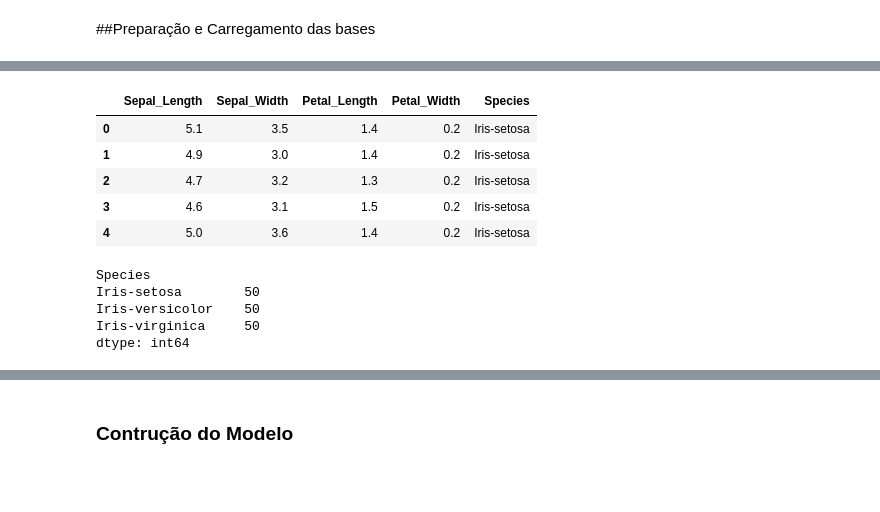
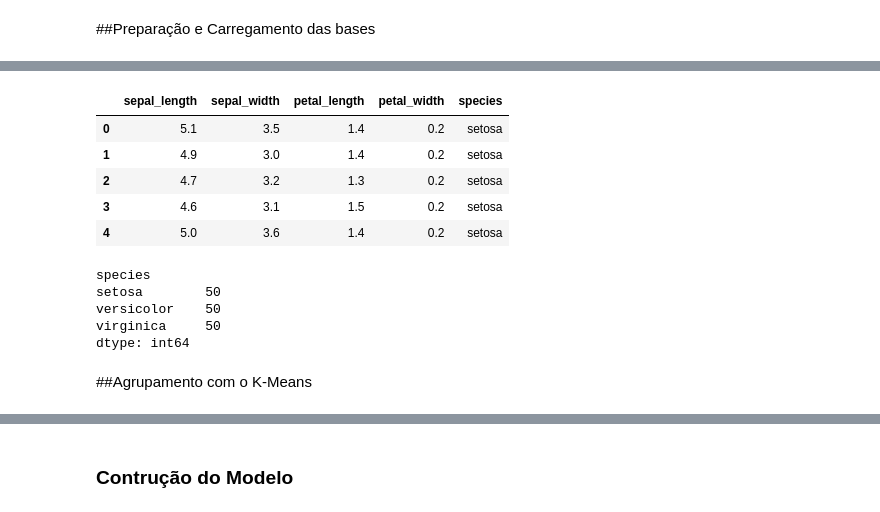
Before and after one commit to alinemls/datasets, a Jupyter notebook: Iris_Decision_Tree.ipynb, the cells around one changed output, grey strips where cells are left out. Cells and saved outputs as stored; diff of their text form; code cells hidden in the pictures; blank space fills up the shorter version.

```diff
--- a/Iris_Decision_Tree.ipynb
+++ b/Iris_Decision_Tree.ipynb
@@ -6,6 +6,8 @@
 import numpy as np
 import pandas as pd
 import seaborn as sns
+import warnings
+import cv2
 from sklearn.tree import DecisionTreeClassifier
 from sklearn.model_selection import train_test_split
 from sklearn import metrics
@@ -15,6 +17,26 @@ from mlxtend.plotting import plot_confusion_matrix
 from sklearn import tree
 import matplotlib.pyplot as plt
 from sklearn.metrics import roc_curve, roc_auc_score, f1_score, cohen_kappa_score as kappa, confusion_matrix
+from numpy.core.numeric import NaN
+from sklearn.preprocessing import MinMaxScaler
+from sklearn.preprocessing import StandardScaler
+from sklearn.model_selection import train_test_split
+from sklearn.metrics import confusion_matrix
+from sklearn.preprocessing import KBinsDiscretizer
+from sklearn.cluster import KMeans
+from mpl_toolkits.mplot3d import Axes3D
+
+#from sklearn.tree import DecisionTreeClassifier as tree
+
+warnings.filterwarnings("ignore")
+
+# <><><><><><><><> Parâmetros <><><><><><><><>
+p_normalizacao = 0  # 0(não normalizado), 1(desvio padrão), 2(escala 0 a 1)
+
+t_discre = "uniform"
+#‘uniform’: All bins in each feature have identical widths.
+#‘quantile’: All bins in each feature have the same number of points.
+#‘kmeans’: Values in each bin have the same nearest center of a 1D k-means cluster.
 
 v_variation = 0.15
 
@@ -37,23 +59,23 @@ scaler = StandardScaler()
 trans = MinMaxScaler()
 
 if n_base == "iris":
-  bb = sns.load_dataset(n_base)
+  df = sns.load_dataset(n_base)
 
 if n_base == 'seeds':
-  bb = pd.read_csv("/content/drive/MyDrive/bases/seeds.csv",sep=",")
+  df = pd.read_csv("/content/drive/MyDrive/bases/seeds.csv",sep=",")
 
 if n_base == 'glass':
-  bb = pd.read_csv("/content/drive/MyDrive/bases/glass.csv",sep=",")
+  df = pd.read_csv("/content/drive/MyDrive/bases/glass.csv",sep=",")
 
 if n_base == 'wine':
-  bb = pd.read_csv("/content/drive/MyDrive/bases/wine.csv",sep=",")
+  df = pd.read_csv("/content/drive/MyDrive/bases/wine.csv",sep=",")
 
 if n_base == 'cancer_mama':
-  bb = pd.read_csv("/content/drive/MyDrive/bases/cancermama.csv",sep=",")
-  bb = bb.iloc[: , :-1]
-  col_list = list(bb)
+  df = pd.read_csv("/content/drive/MyDrive/bases/cancermama.csv",sep=",")
+  df = bb.iloc[: , :-1]
+  col_list = list(df)
   columns_titles = ['id', 'fractal_dimension_worst', 'radius_mean', 'texture_mean', 'perimeter_mean', 'area_mean', 'smoothness_mean', 'compactness_mean', 'concavity_mean', 'concave points_mean', 'symmetry_mean', 'fractal_dimension_mean', 'radius_se', 'texture_se', 'perimeter_se', 'area_se', 'smoothness_se', 'compactness_se', 'concavity_se', 'concave points_se', 'symmetry_se', 'fractal_dimension_se', 'radius_worst', 'texture_worst', 'perimeter_worst', 'area_worst', 'smoothness_worst', 'compactness_worst', 'concavity_worst', 'concave points_worst', 'symmetry_worst', 'diagnosis']
-  bb=bb.reindex(columns=columns_titles)
+  df=df.reindex(columns=columns_titles)
 
 
 #pin = sns.load_dataset('penguins')
@@ -128,20 +161,22 @@ print("=========> Base Modificada <=========\n",data)
 # %%
-#df.drop(labels=['Id'], axis=1, inplace=True, errors='ignore')
+df.drop(labels=['Id'], axis=1, inplace=True, errors='ignore')
 # %%
-#df.head(5)
+df.head(5)
 # %% [output]
-|  | Sepal_Length | Sepal_Width | Petal_Length | Petal_Width | Species |
-| 0 | 5.1 | 3.5 | 1.4 | 0.2 | Iris-setosa |
-| 1 | 4.9 | 3.0 | 1.4 | 0.2 | Iris-setosa |
-| 2 | 4.7 | 3.2 | 1.3 | 0.2 | Iris-setosa |
-| 3 | 4.6 | 3.1 | 1.5 | 0.2 | Iris-setosa |
-| 4 | 5.0 | 3.6 | 1.4 | 0.2 | Iris-setosa |
+|  | sepal_length | sepal_width | petal_length | petal_width | species |
+| 0 | 5.1 | 3.5 | 1.4 | 0.2 | setosa |
+| 1 | 4.9 | 3.0 | 1.4 | 0.2 | setosa |
+| 2 | 4.7 | 3.2 | 1.3 | 0.2 | setosa |
+| 3 | 4.6 | 3.1 | 1.5 | 0.2 | setosa |
+| 4 | 5.0 | 3.6 | 1.4 | 0.2 | setosa |
 # %%
 # Agrupamento pela identificação completa da planta
-#df.groupby('Species').size()
+df.groupby('species').size()
 # %% [output]
-Species
-Iris-setosa        50
-Iris-versicolor    50
-Iris-virginica     50
+species
+setosa        50
+versicolor    50
+virginica     50
 dtype: int64
+# %% [markdown]
+##Agrupamento com o K-Means
```
Also changed, not shown: parts of 15 cells of this notebook.
